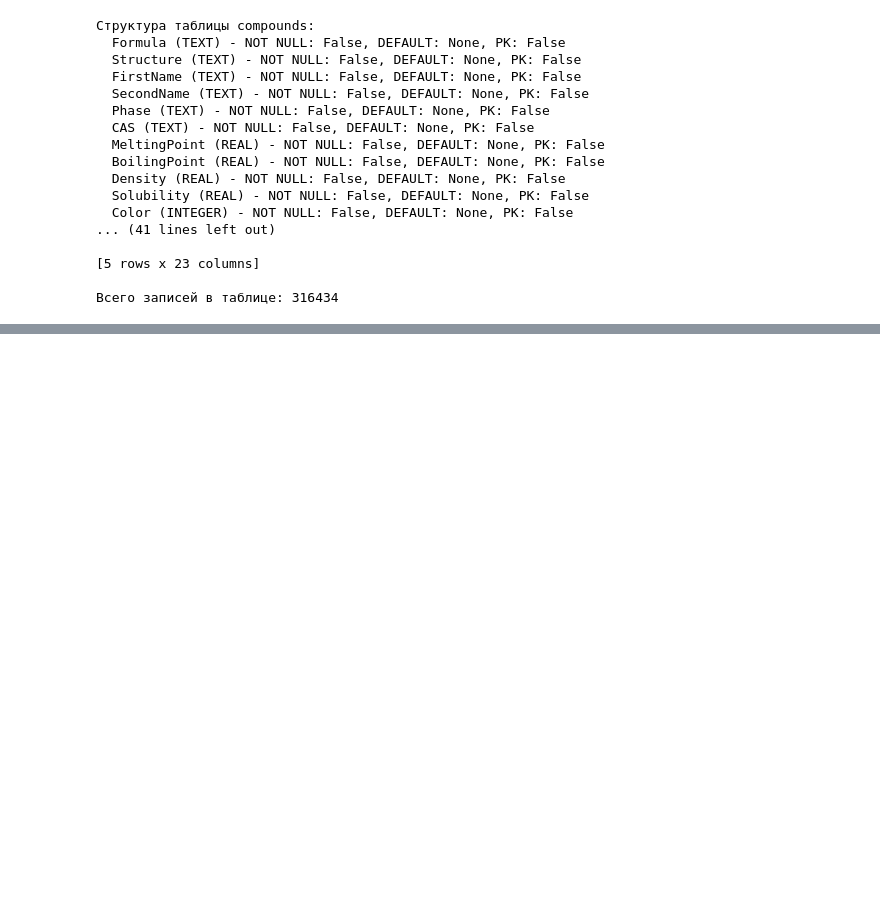
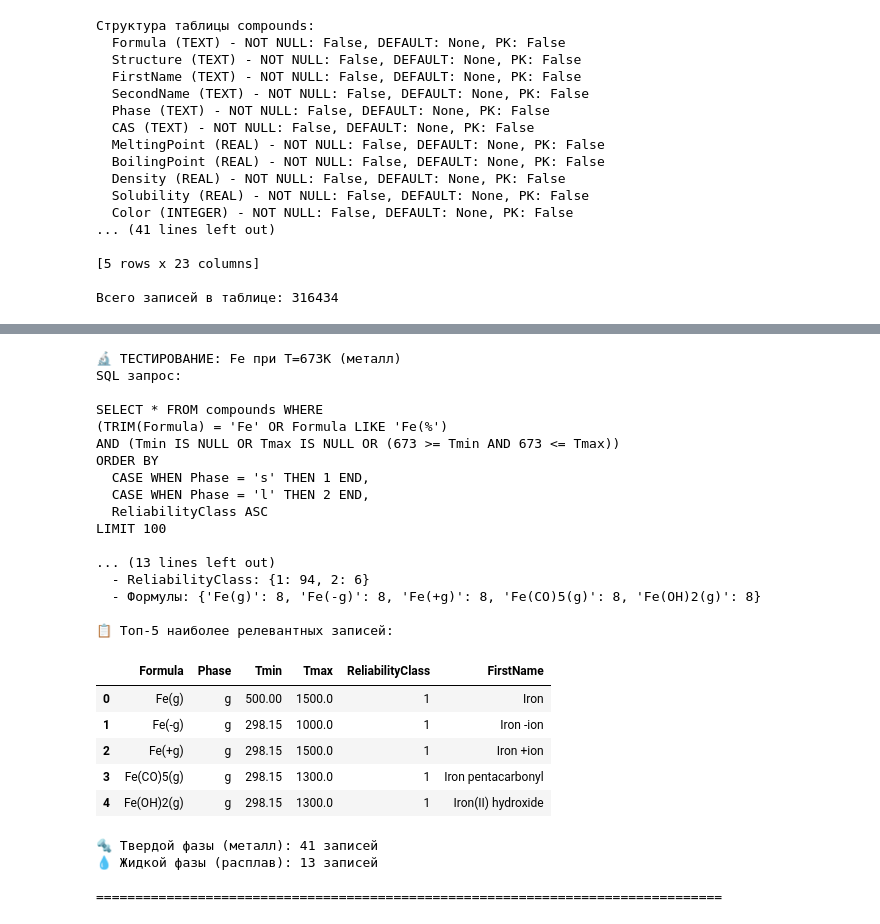
Before and after one commit to davjdk/ThermoCalcBot, a Jupyter notebook: docs/db_work.ipynb, the cells around one changed output, grey strips where cells are left out. Saved outputs shown, nothing was run; the diff lists cells and outputs as text; code cells hidden in the pictures; blank space fills up the shorter version.

```diff
--- a/docs/db_work.ipynb
+++ b/docs/db_work.ipynb
@@ -556,7 +1160,7 @@ temp = 673
 fe_query = f"""
 SELECT * FROM compounds WHERE
 (TRIM(Formula) = '{compound}' OR Formula LIKE '{compound}(%')
-AND (Tmin IS NULL OR Tmax IS NULL OR ({temp} >= Tmin AND {temp} <= Tmax)))
+AND (Tmin IS NULL OR Tmax IS NULL OR ({temp} >= Tmin AND {temp} <= Tmax))
 ORDER BY
   CASE WHEN Phase = 's' THEN 1 END,
   CASE WHEN Phase = 'l' THEN 2 END,
@@ -570,33 +1174,61 @@ print()
 
 start_time = time.time()
 try:
     df_fe = pd.read_sql_query(fe_query, conn)
     execution_time = time.time() - start_time
 
     print(f"✅ Запрос выполнен успешно за {execution_time:.3f} сек")
     print(f"📊 Найдено записей: {len(df_fe)}")
 
     if len(df_fe) > 0:
         print("🔍 Анализ результатов:")
         print(f"  - Фазы: {df_fe['Phase'].value_counts().to_dict()}")
         print(f"  - ReliabilityClass: {df_fe['ReliabilityClass'].value_counts().to_dict()}")
         print(f"  - Формулы: {df_fe['Formula'].value_counts().head().to_dict()}")
 
         print("\n📋 Топ-5 наиболее релевантных записей:")
         display(df_fe[['Formula', 'Phase', 'Tmin', 'Tmax', 'ReliabilityClass', 'FirstName']].head())
 
         # Проверка металлических состояний
         solid_phase = df_fe[df_fe['Phase'] == 's']
         print(f"\n🔩 Твердой фазы (металл): {len(solid_phase)} записей")
         liquid_phase = df_fe[df_fe['Phase'] == 'l']
         print(f"💧 Жидкой фазы (расплав): {len(liquid_phase)} записей")
     else:
         print("⚠️ Записей не найдено!")
 
 except Exception as e:
     print(f"❌ Ошибка выполнения: {e}")
 
 print("\n" + "="*80 + "\n")
+# %% [output]
+🔬 ТЕСТИРОВАНИЕ: Fe при T=673K (металл)
+SQL запрос:
+
+SELECT * FROM compounds WHERE
+(TRIM(Formula) = 'Fe' OR Formula LIKE 'Fe(%')
+AND (Tmin IS NULL OR Tmax IS NULL OR (673 >= Tmin AND 673 <= Tmax))
+ORDER BY
+  CASE WHEN Phase = 's' THEN 1 END,
+  CASE WHEN Phase = 'l' THEN 2 END,
+  ReliabilityClass ASC
+LIMIT 100
+
+... (13 lines left out)
+  - ReliabilityClass: {1: 94, 2: 6}
+  - Формулы: {'Fe(g)': 8, 'Fe(-g)': 8, 'Fe(+g)': 8, 'Fe(CO)5(g)': 8, 'Fe(OH)2(g)': 8}
+
+📋 Топ-5 наиболее релевантных записей:
+|  | Formula | Phase | Tmin | Tmax | ReliabilityClass | FirstName |
+| 0 | Fe(g) | g | 500.00 | 1500.0 | 1 | Iron |
+| 1 | Fe(-g) | g | 298.15 | 1000.0 | 1 | Iron -ion |
+| 2 | Fe(+g) | g | 298.15 | 1500.0 | 1 | Iron +ion |
+| 3 | Fe(CO)5(g) | g | 298.15 | 1300.0 | 1 | Iron pentacarbonyl |
+| 4 | Fe(OH)2(g) | g | 298.15 | 1300.0 | 1 | Iron(II) hydroxide |
+🔩 Твердой фазы (металл): 41 записей
+💧 Жидкой фазы (расплав): 13 записей
+
+================================================================================
 # %%
 # ========================================
 # ЭКСПЕРИМЕНТ 3: Ионные соединения и кислоты (HNO3)
```
Also changed, not shown: parts of 23 cells of this notebook, 12 other files.
